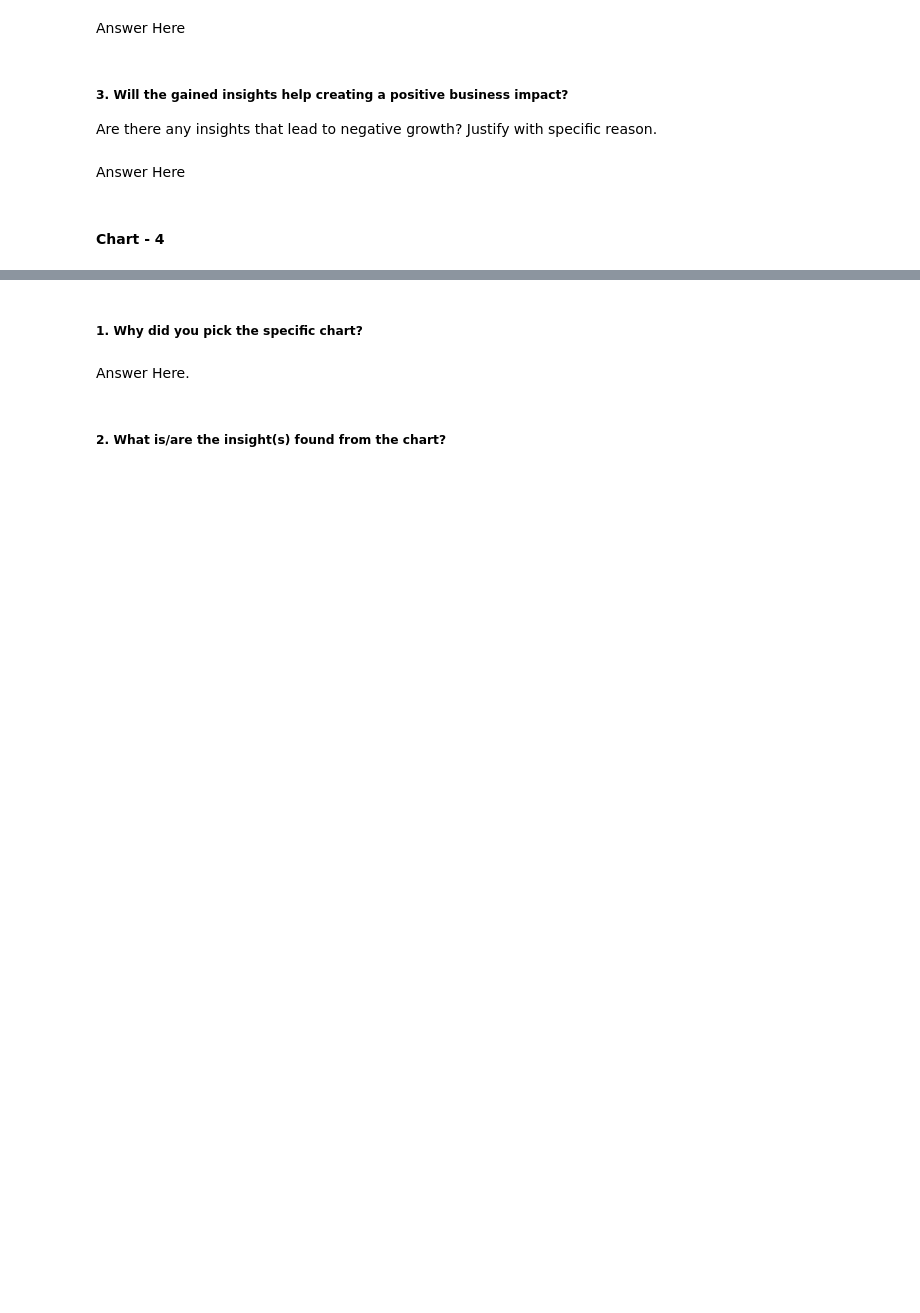
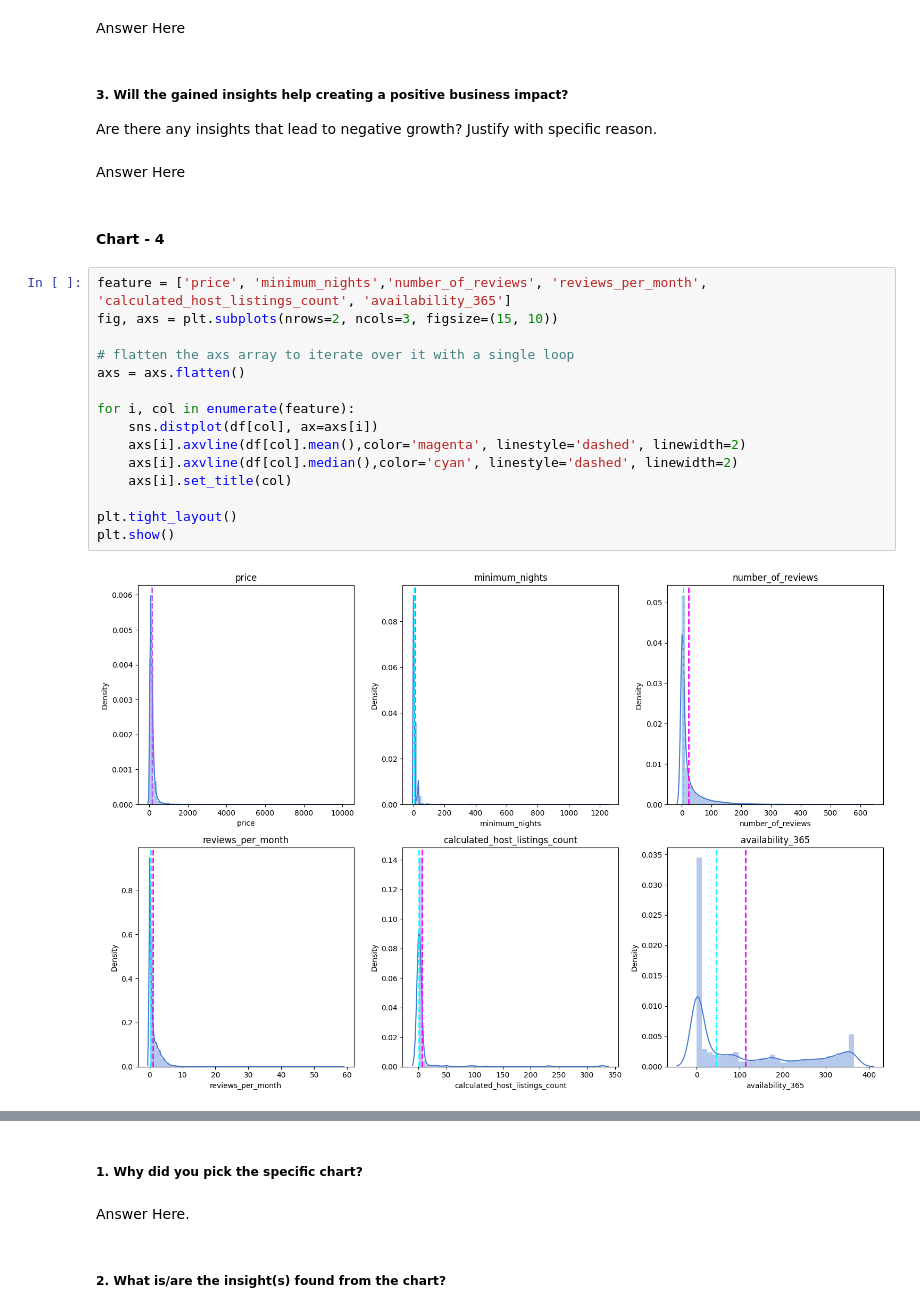
Before and after one commit to Dinesh-Kumar-Verma/EDA_Airbnb_Booking_Anlalysis, a Jupyter notebook: Airbnb_Bookings_Analysis_Capstone_Project_1.ipynb, the cells around one changed output, grey strips where cells are left out. Saved outputs shown, nothing was run; the diff lists cells and outputs as text; blank space fills up the shorter version.

```diff
--- a/Airbnb_Bookings_Analysis_Capstone_Project_1.ipynb
+++ b/Airbnb_Bookings_Analysis_Capstone_Project_1.ipynb
@@ -240,6 +286,23 @@ Are there any insights that lead to negative growth? Justify with specific reaso
 Answer Here
 # %% [markdown]
 #### Chart - 4
+# %%
+feature = ['price', 'minimum_nights','number_of_reviews', 'reviews_per_month', 'calculated_host_listings_count', 'availability_365']
+fig, axs = plt.subplots(nrows=2, ncols=3, figsize=(15, 10))
+
+# flatten the axs array to iterate over it with a single loop
+axs = axs.flatten()
+
+for i, col in enumerate(feature):
+    sns.distplot(df[col], ax=axs[i])
+    axs[i].axvline(df[col].mean(),color='magenta', linestyle='dashed', linewidth=2)
+    axs[i].axvline(df[col].median(),color='cyan', linestyle='dashed', linewidth=2)
+    axs[i].set_title(col)
+
+plt.tight_layout()
+plt.show()
+# %% [output]
+[figure, added]
 # %%
 
 sns.set_palette("muted")
```
Also changed, not shown: parts of 28 cells of this notebook.
